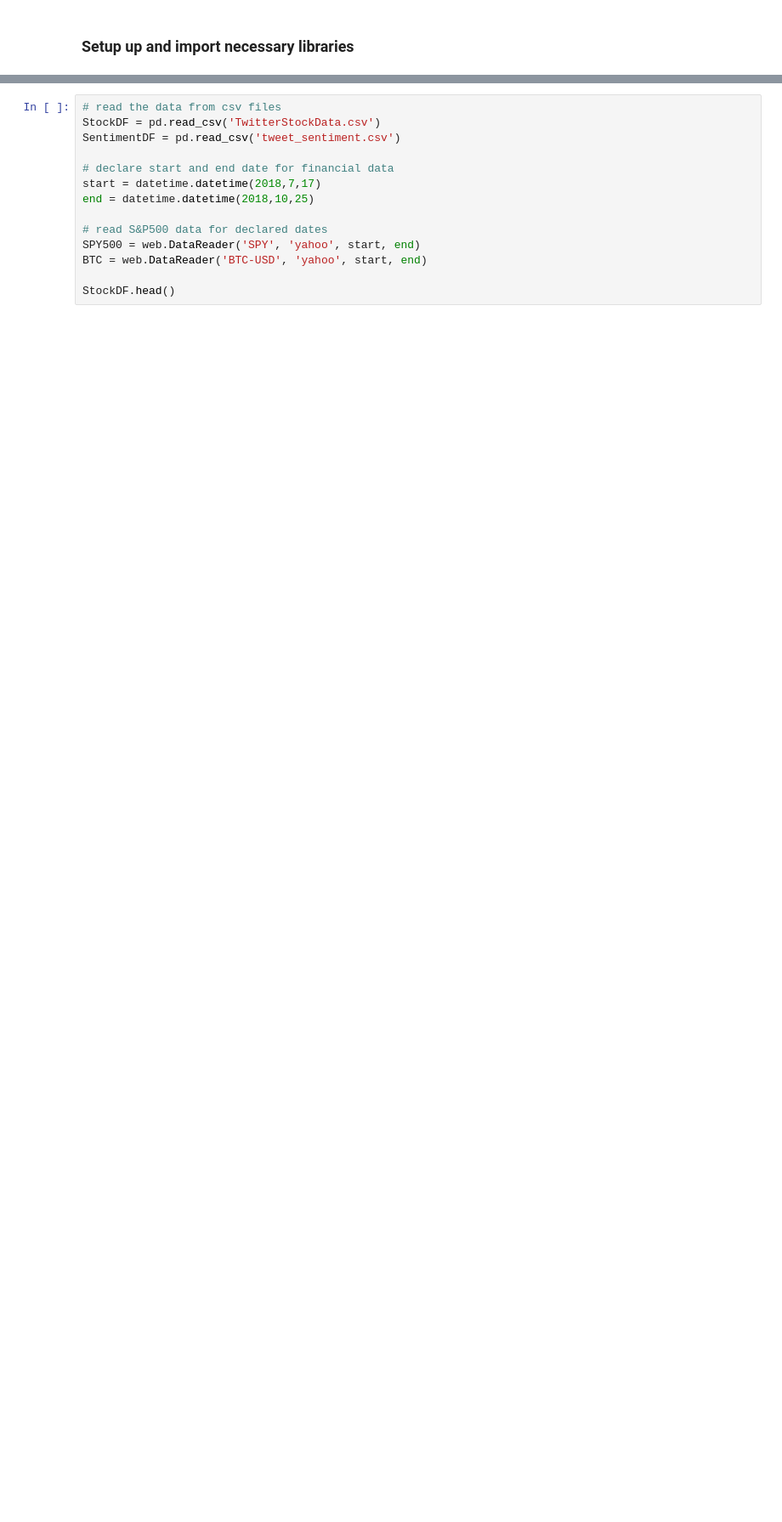
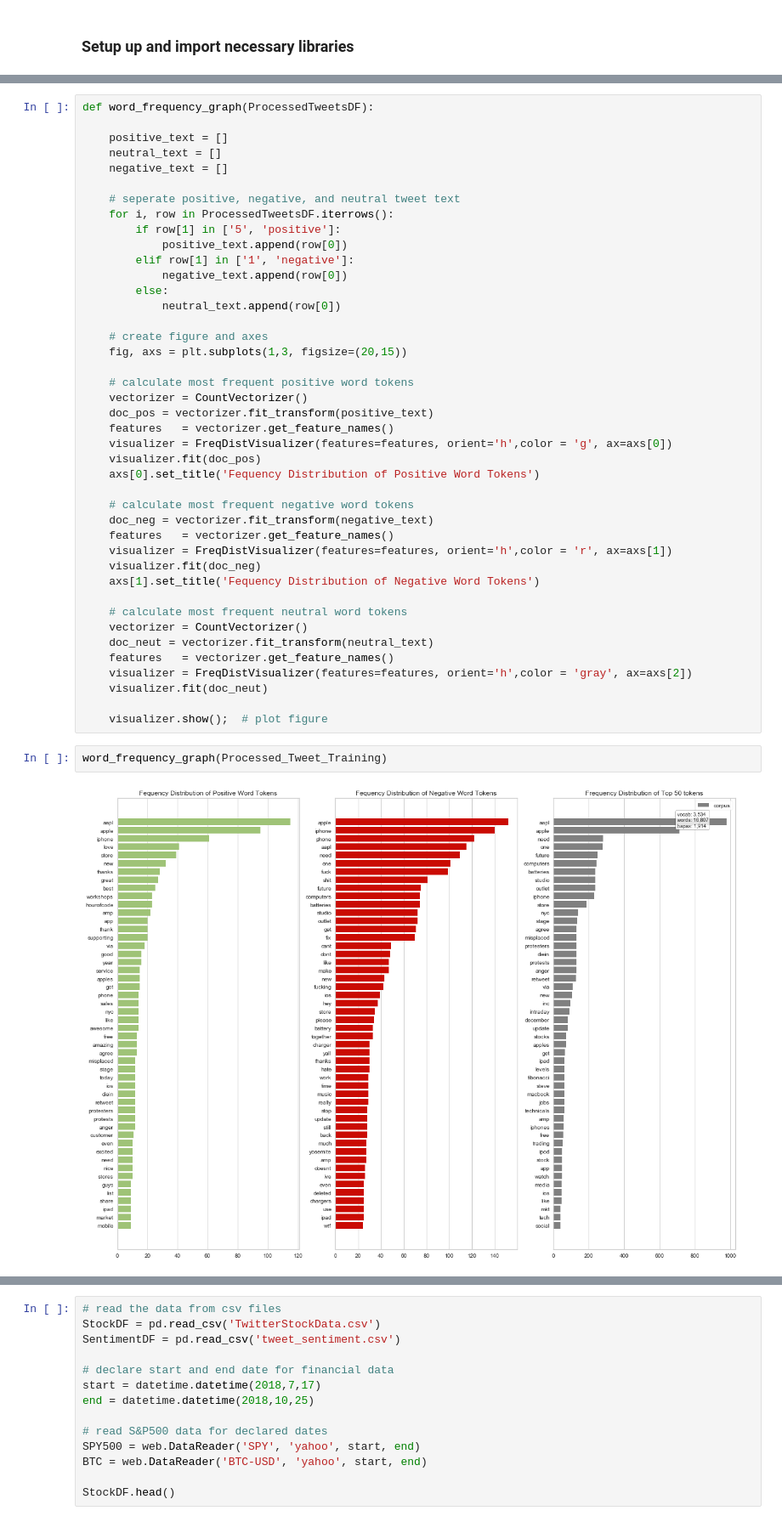
Before and after one commit to danellsworth/danellsworth.github.io, a Jupyter notebook: FinancialAnalysis.ipynb, the cells around one changed output, grey strips where cells are left out. Shown at 85% size. Saved outputs shown, nothing was run; the diff lists cells and outputs as text; blank space fills up the shorter version.

```diff
--- a/FinancialAnalysis.ipynb
+++ b/FinancialAnalysis.ipynb
@@ -35,0 +227,46 @@ import quandl
+# %%
+def word_frequency_graph(ProcessedTweetsDF):
+
+    positive_text = []
+    neutral_text = []
+    negative_text = []
+
+    # seperate positive, negative, and neutral tweet text
+    for i, row in ProcessedTweetsDF.iterrows():
+        if row[1] in ['5', 'positive']:
+            positive_text.append(row[0])
+        elif row[1] in ['1', 'negative']:
+            negative_text.append(row[0])
+        else:
+            neutral_text.append(row[0])
+
+    # create figure and axes
+    fig, axs = plt.subplots(1,3, figsize=(20,15))
+
+    # calculate most frequent positive word tokens
+    vectorizer = CountVectorizer()
+    doc_pos = vectorizer.fit_transform(positive_text)
+    features   = vectorizer.get_feature_names()
+    visualizer = FreqDistVisualizer(features=features, orient='h',color = 'g', ax=axs[0])
+    visualizer.fit(doc_pos)
+    axs[0].set_title('Fequency Distribution of Positive Word Tokens')
+
+    # calculate most frequent negative word tokens
+    doc_neg = vectorizer.fit_transform(negative_text)
+    features   = vectorizer.get_feature_names()
+    visualizer = FreqDistVisualizer(features=features, orient='h',color = 'r', ax=axs[1])
+    visualizer.fit(doc_neg)
+    axs[1].set_title('Fequency Distribution of Negative Word Tokens')
+
+    # calculate most frequent neutral word tokens
+    vectorizer = CountVectorizer()
+    doc_neut = vectorizer.fit_transform(neutral_text)
+    features   = vectorizer.get_feature_names()
+    visualizer = FreqDistVisualizer(features=features, orient='h',color = 'gray', ax=axs[2])
+    visualizer.fit(doc_neut)
+
+    visualizer.show();  # plot figure
+# %%
+word_frequency_graph(Processed_Tweet_Training)
+# %% [output]
+[figure, added]
```
Also changed, not shown: parts of 67 cells of this notebook, 7 other files.
